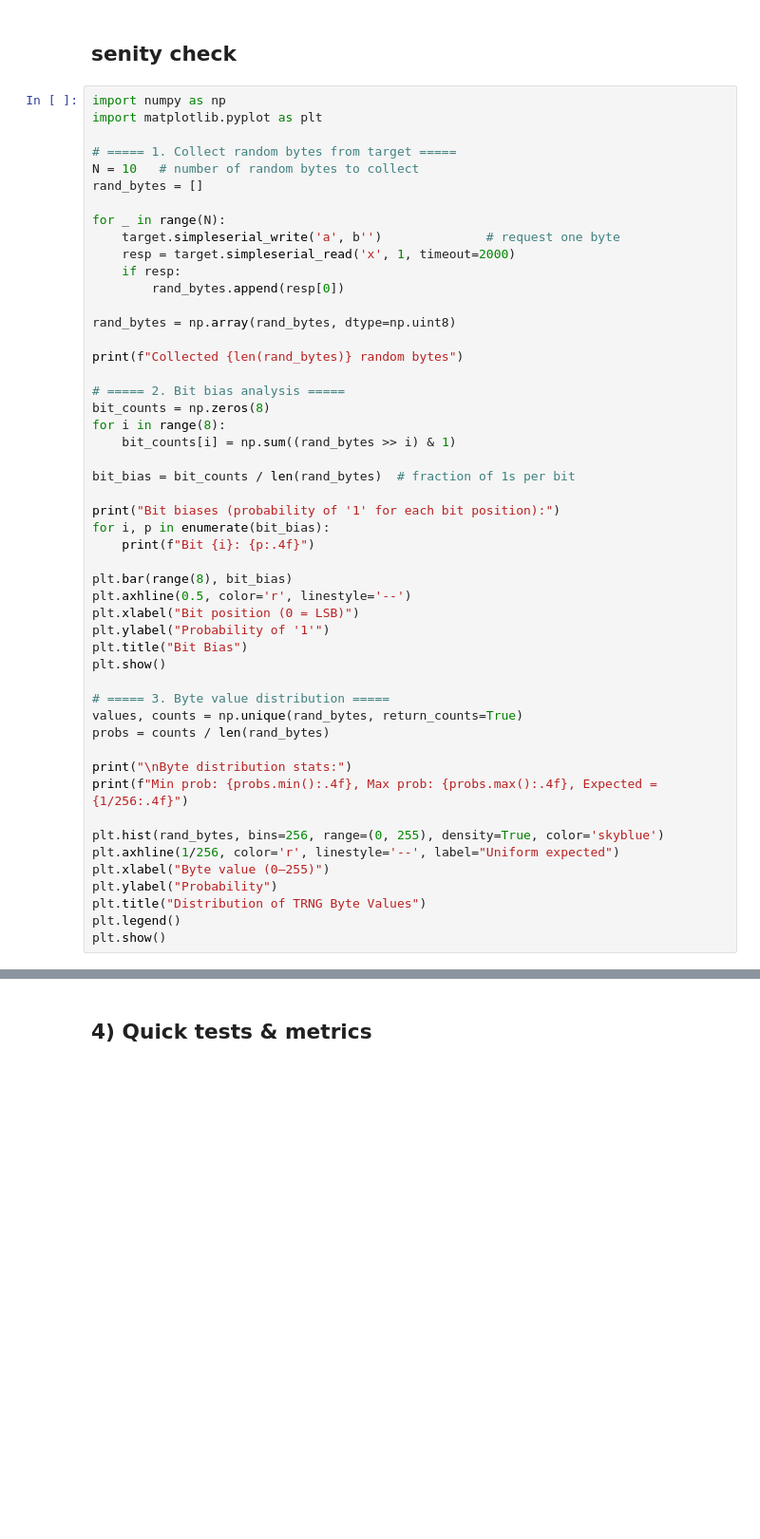
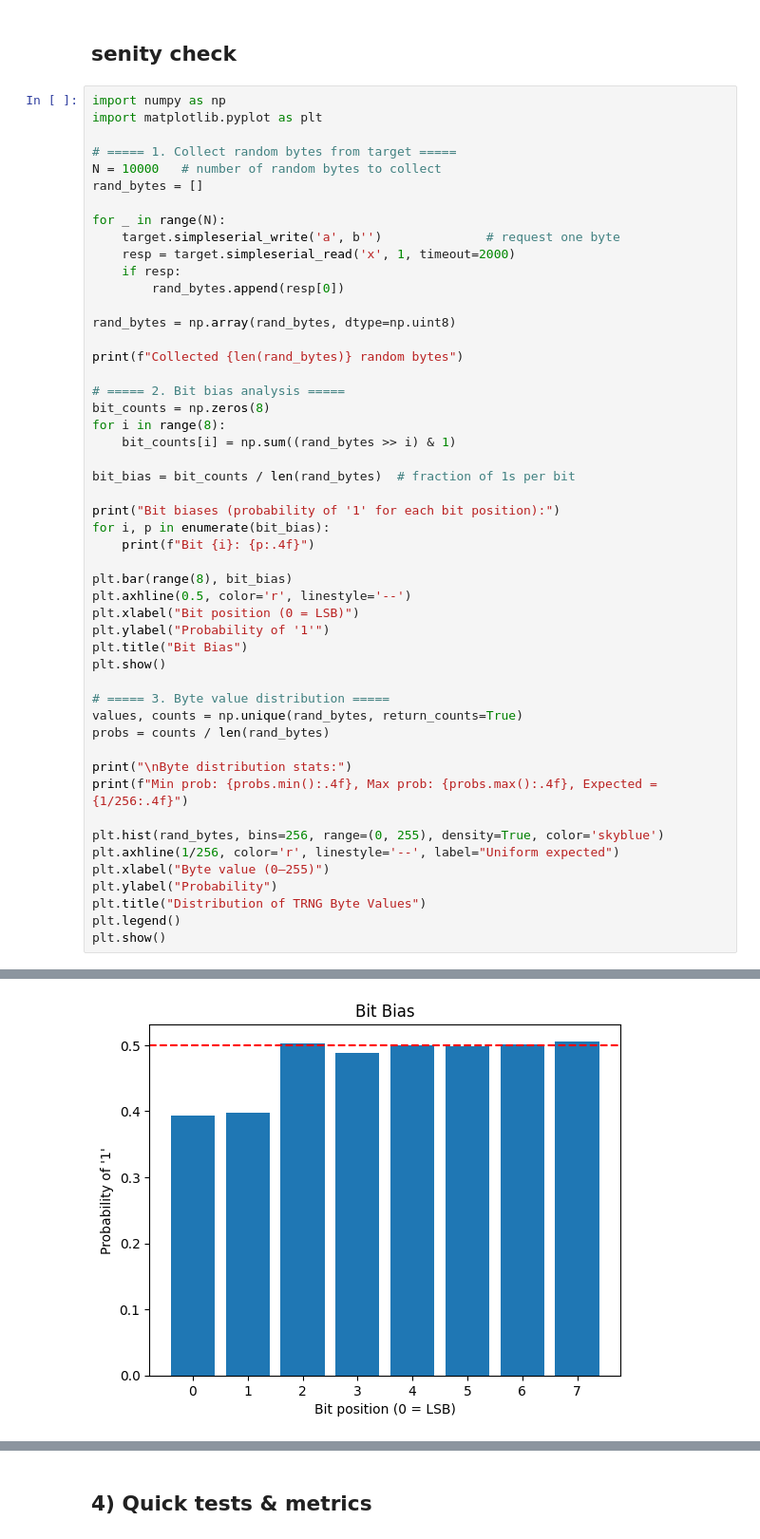
Before and after one commit to alonab01/chipwhisperer, a Jupyter notebook: secure-hardware/TRNG/osc_trng/TRNG_Jitter_XMEGA_Testbench.ipynb, the cells around one changed output, grey strips where cells are left out. Shown at 95% size. Saved outputs shown, nothing was run; the diff lists cells and outputs as text; blank space fills up the shorter version.

```diff
--- a/secure-hardware/TRNG/osc_trng/TRNG_Jitter_XMEGA_Testbench.ipynb
+++ b/secure-hardware/TRNG/osc_trng/TRNG_Jitter_XMEGA_Testbench.ipynb
@@ -106,7 +115,7 @@ import numpy as np
 import matplotlib.pyplot as plt
 
 # ===== 1. Collect random bytes from target =====
-N = 10   # number of random bytes to collect
+N = 10000   # number of random bytes to collect
 rand_bytes = []
 
 for _ in range(N):
@@ -155,0 +174 @@ KeyboardInterrupt:
+[figure, added]
```
Also changed, not shown: parts of 7 cells of this notebook, 2 other files.
